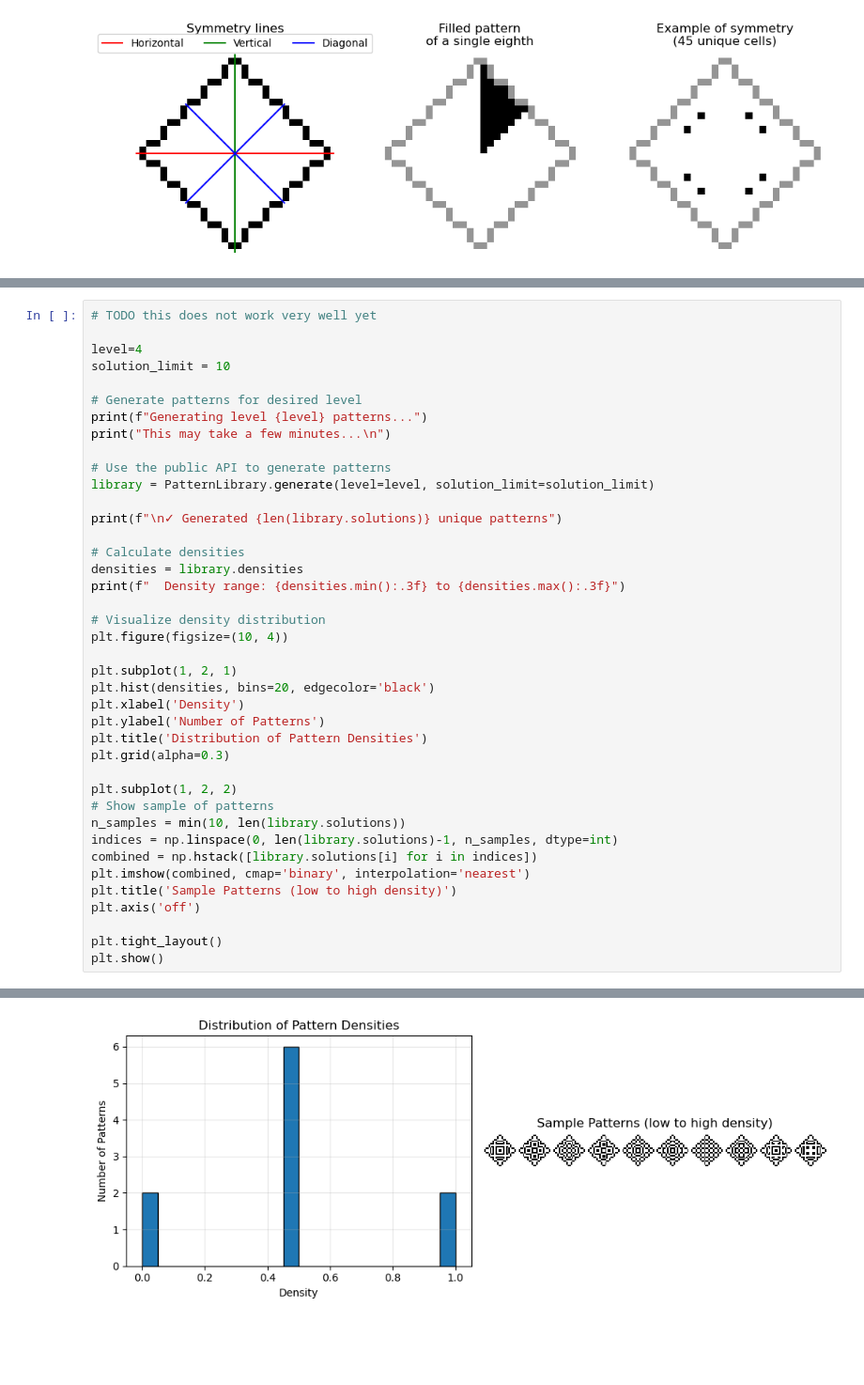
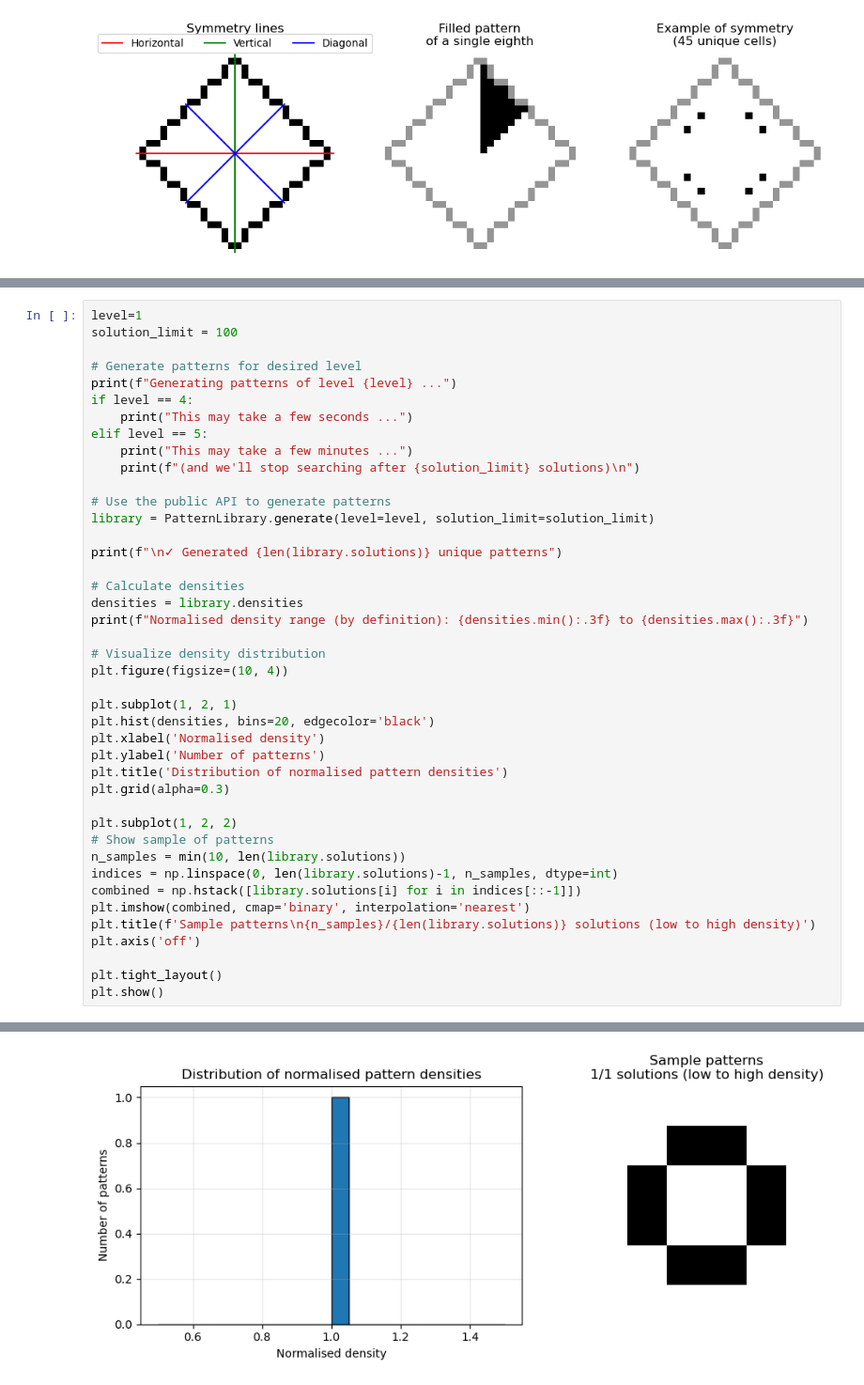
Before and after one commit to mrollier/game-of-life-mosaics, a Jupyter notebook: notebooks/pattern_generation.ipynb, the cells around one changed output, grey strips where cells are left out. Shown at 94% size. Saved outputs shown, nothing was run; the diff lists cells and outputs as text; blank space fills up the shorter version.

```diff
--- a/notebooks/pattern_generation.ipynb
+++ b/notebooks/pattern_generation.ipynb
@@ -377,12 +187,14 @@ The `PatternLibrary.generate()` class method uses Gurobi to find all possible st
 # %%
-# TODO this does not work very well yet
-
-level=4
-solution_limit = 10
+level=1
+solution_limit = 100
 
 # Generate patterns for desired level
-print(f"Generating level {level} patterns...")
-print("This may take a few minutes...\n")
+print(f"Generating patterns of level {level} ...")
+if level == 4:
+    print("This may take a few seconds ...")
+elif level == 5:
+    print("This may take a few minutes ...")
+    print(f"(and we'll stop searching after {solution_limit} solutions)\n")
 
 # Use the public API to generate patterns
 library = PatternLibrary.generate(level=level, solution_limit=solution_limit)
@@ -391,25 +203,25 @@ print(f"\n✓ Generated {len(library.solutions)} unique patterns")
 
 # Calculate densities
 densities = library.densities
-print(f"  Density range: {densities.min():.3f} to {densities.max():.3f}")
+print(f"Normalised density range (by definition): {densities.min():.3f} to {densities.max():.3f}")
 
 # Visualize density distribution
 plt.figure(figsize=(10, 4))
 
 plt.subplot(1, 2, 1)
 plt.hist(densities, bins=20, edgecolor='black')
-plt.xlabel('Density')
-plt.ylabel('Number of Patterns')
-plt.title('Distribution of Pattern Densities')
+plt.xlabel('Normalised density')
+plt.ylabel('Number of patterns')
+plt.title('Distribution of normalised pattern densities')
 plt.grid(alpha=0.3)
 
 plt.subplot(1, 2, 2)
 # Show sample of patterns
 n_samples = min(10, len(library.solutions))
 indices = np.linspace(0, len(library.solutions)-1, n_samples, dtype=int)
-combined = np.hstack([library.solutions[i] for i in indices])
+combined = np.hstack([library.solutions[i] for i in indices[::-1]])
 plt.imshow(combined, cmap='binary', interpolation='nearest')
-plt.title('Sample Patterns (low to high density)')
+plt.title(f'Sample patterns\n{n_samples}/{len(library.solutions)} solutions (low to high density)')
 plt.axis('off')
 
 plt.tight_layout()
@@ -426,2 +236,2 @@ Reached solution limit (10).
-[figure, old version]
+[figure, new version]
 # %% [markdown]
```
Also changed, not shown: parts of 21 cells of this notebook, 2 other files.
